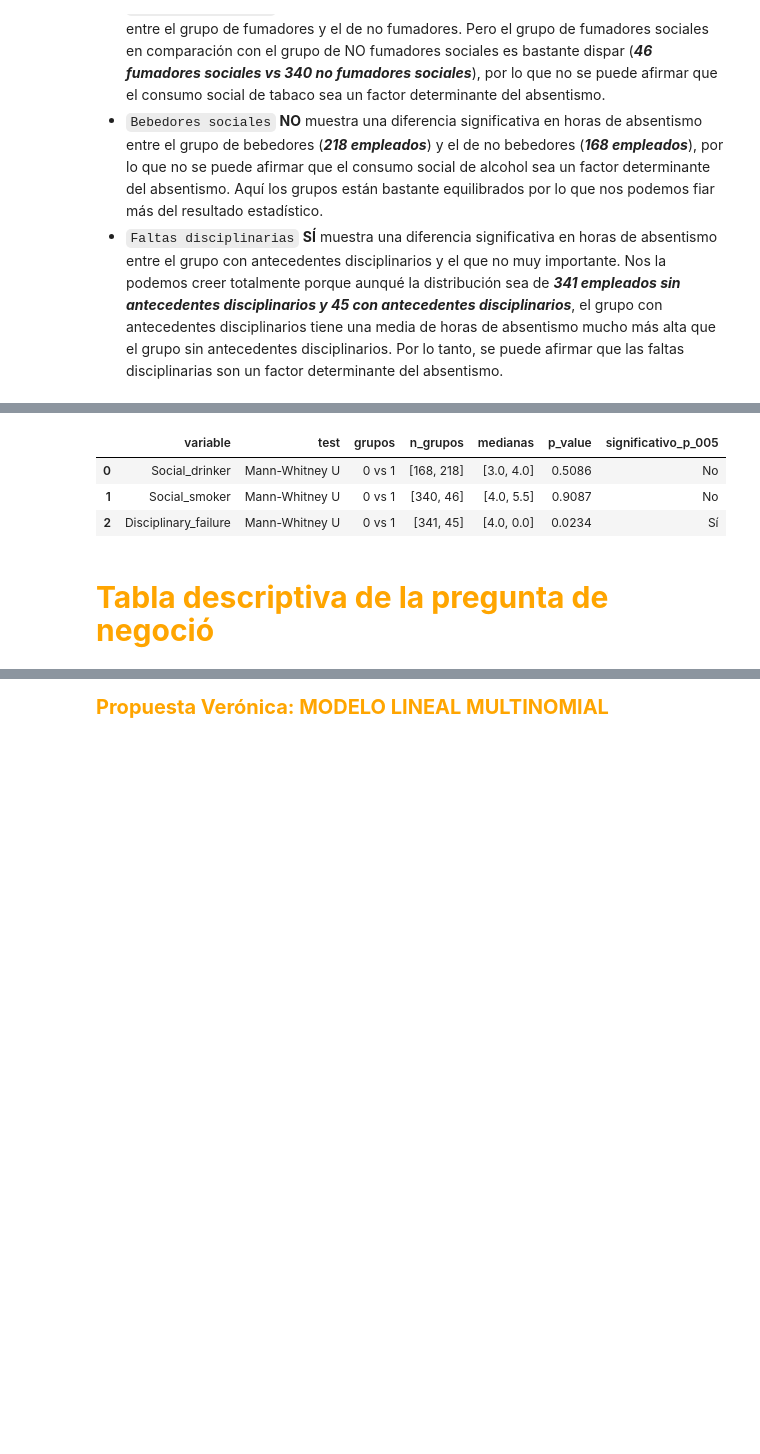
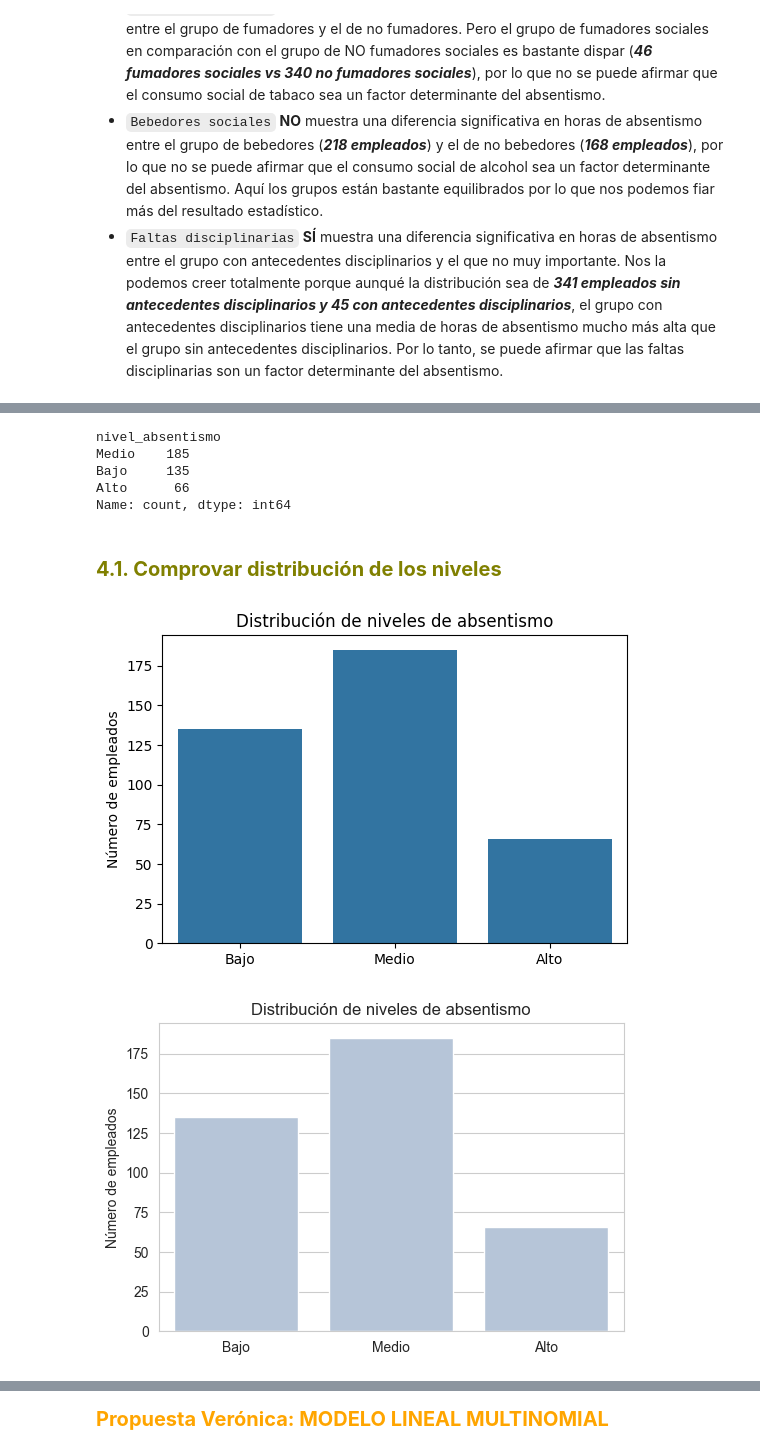
Before and after one commit to ITACADEMYprojectes/ProjecteData, a Jupyter notebook: Equip_31/Scripts/Notebooks/analisis_absentismo_Dioulde_08062026.ipynb, the cells around one changed output, grey strips where cells are left out. Drawn from its saved outputs; the diff is of its cells as text; code cells hidden in the pictures; blank space fills up the shorter version.

```diff
--- a/Equip_31/Scripts/Notebooks/analisis_absentismo_Dioulde_08062026.ipynb
+++ b/Equip_31/Scripts/Notebooks/analisis_absentismo_Dioulde_08062026.ipynb
@@ -568,18 +465,51 @@ def test_mann_whitney(df, variable, target='horas_totales'):
-# %%
-variables_binarias_tests = [
-    'Social_drinker', 'Social_smoker', 'Disciplinary_failure'
-]
-
-mann_whitney_tests = pd.DataFrame([
-    test_mann_whitney(df_empleados_tests, variable)
-    for variable in variables_binarias_tests
-])
-
-mann_whitney_tests
-# %% [output]
-|  | variable | test | grupos | n_grupos | medianas | p_value | significativo_p_005 |
-| 0 | Social_drinker | Mann-Whitney U | 0 vs 1 | [168, 218] | [3.0, 4.0] | 0.5086 | No |
-| 1 | Social_smoker | Mann-Whitney U | 0 vs 1 | [340, 46] | [4.0, 5.5] | 0.9087 | No |
-| 2 | Disciplinary_failure | Mann-Whitney U | 0 vs 1 | [341, 45] | [4.0, 0.0] | 0.0234 | Sí |
-# %% [markdown]
-## <span style="color: orange; font-size:30px">**Tabla descriptiva de la pregunta de negoció**</span>
+# %%
+# ==================================================
+# Niveles de absentismo (terciles)
+# ==================================================
+
+df_empleados['nivel_absentismo'] = pd.qcut(
+    df_empleados['horas_totales'],
+    q=3,
+    labels=['Bajo', 'Medio', 'Alto']
+)
+
+df_empleados['nivel_absentismo'].value_counts()
+# %% [output]
+nivel_absentismo
+Medio    185
+Bajo     135
+Alto      66
+Name: count, dtype: int64
+# %% [markdown]
+### <span style="font-size:20px; color:olive">**4.1. Comprovar distribución de los niveles**</span>
+# %%
+plt.figure(figsize=(6,4))
+
+sns.countplot(
+    data=df_empleados,
+    x='nivel_absentismo',
+    order=['Bajo','Medio','Alto']
+)
+
+plt.title('Distribución de niveles de absentismo')
+plt.xlabel('')
+plt.ylabel('Número de empleados')
+
+plt.show()
+
+#quitar el fondo blanco del gráfico
+plt.figure(figsize=(6,4))
+sns.set_style("whitegrid")
+sns.countplot(
+    data=df_empleados,
+    x='nivel_absentismo',
+    order=['Bajo','Medio','Alto'],
+    color='l'
+)
+plt.title('Distribución de niveles de absentismo')
+plt.xlabel('')
+plt.ylabel('Número de empleados')
+plt.show()
+# %% [output]
+[figure, added]
+[figure, added]
```
Also changed, not shown: parts of 45 cells of this notebook.
